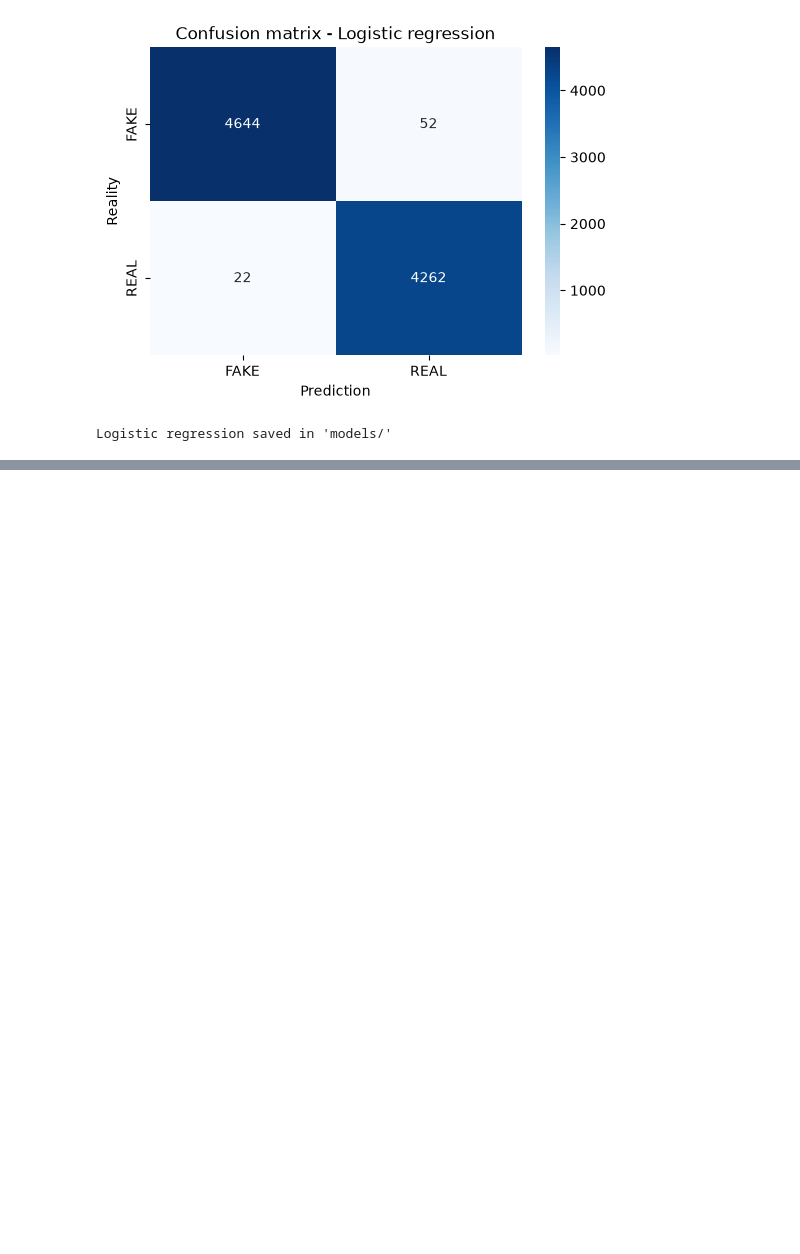
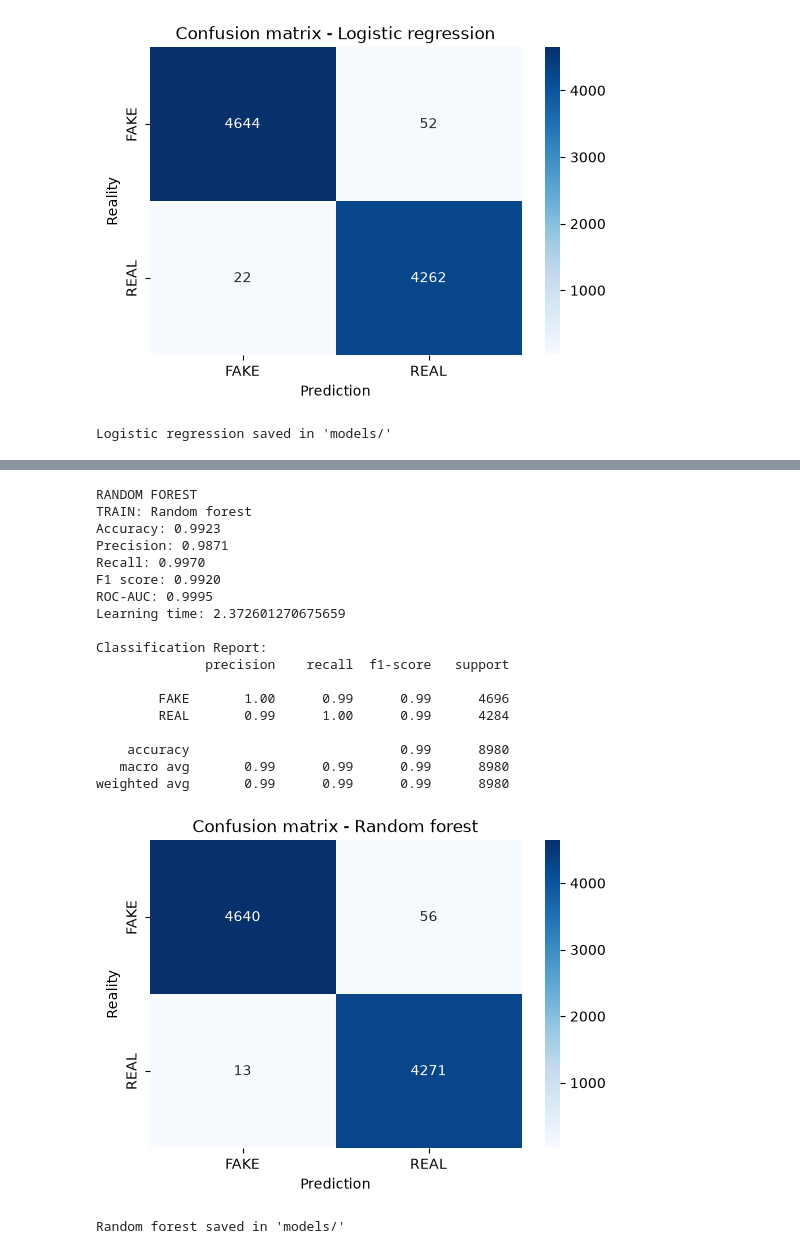
Before and after one commit to ayurckov/definition-of-fake-news, a Jupyter notebook: model_training.ipynb, the cells around one changed output, grey strips where cells are left out. Cells and saved outputs as stored; diff of their text form; code cells hidden in the pictures; blank space fills up the shorter version.

```diff
--- a/model_training.ipynb
+++ b/model_training.ipynb
@@ -178,0 +221,44 @@ Logistic regression saved in 'models/'
+# %%
+# Random forest
+print("RANDOM FOREST")
+
+rf_model = RandomForestClassifier(
+    n_estimators=100,
+    max_depth=20,
+    min_samples_split=10,
+    min_samples_leaf=5,
+    class_weight='balanced',
+    n_jobs=-1,
+    random_state=42
+)
+
+results['rf'] = train_and_evaluate(
+    rf_model, "Random forest",
+    X_train, X_test, y_train, y_test
+)
+
+with open('models/random_forest.pkl', 'wb') as f:
+    pickle.dump(rf_model, f)
+
+print("Random forest saved in 'models/'")
+# %% [output]
+RANDOM FOREST
+TRAIN: Random forest
+Accuracy: 0.9923
+Precision: 0.9871
+Recall: 0.9970
+F1 score: 0.9920
+ROC-AUC: 0.9995
+Learning time: 2.372601270675659
+
+Classification Report:
+              precision    recall  f1-score   support
+
+        FAKE       1.00      0.99      0.99      4696
+        REAL       0.99      1.00      0.99      4284
+
+    accuracy                           0.99      8980
+   macro avg       0.99      0.99      0.99      8980
+weighted avg       0.99      0.99      0.99      8980
+[figure, added]
+Random forest saved in 'models/'
```
Also changed, not shown: parts of 3 cells of this notebook.
